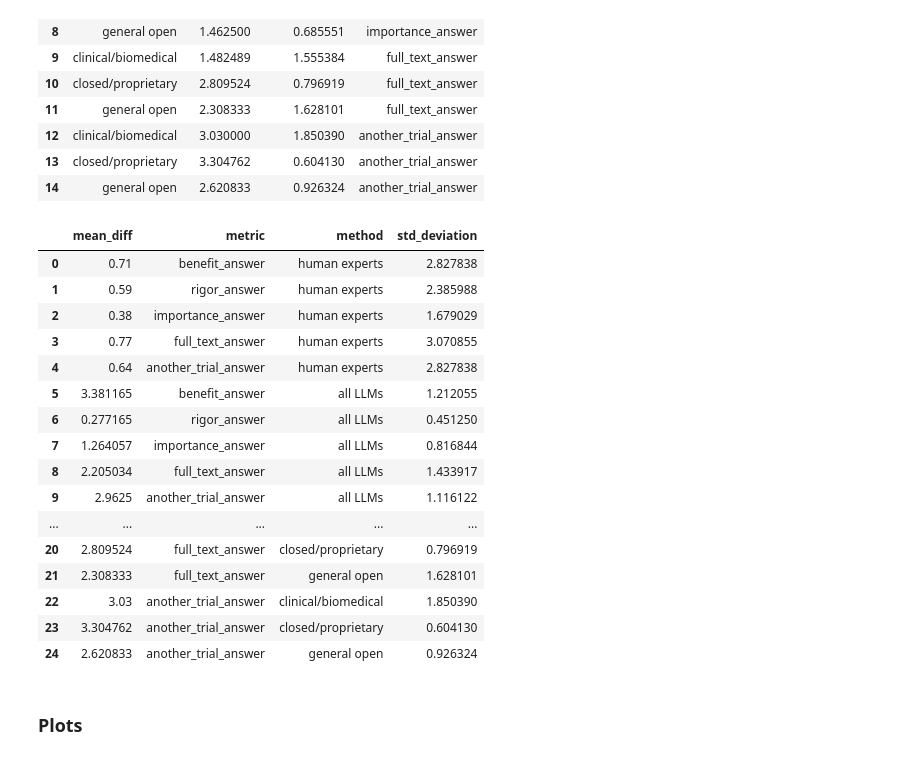
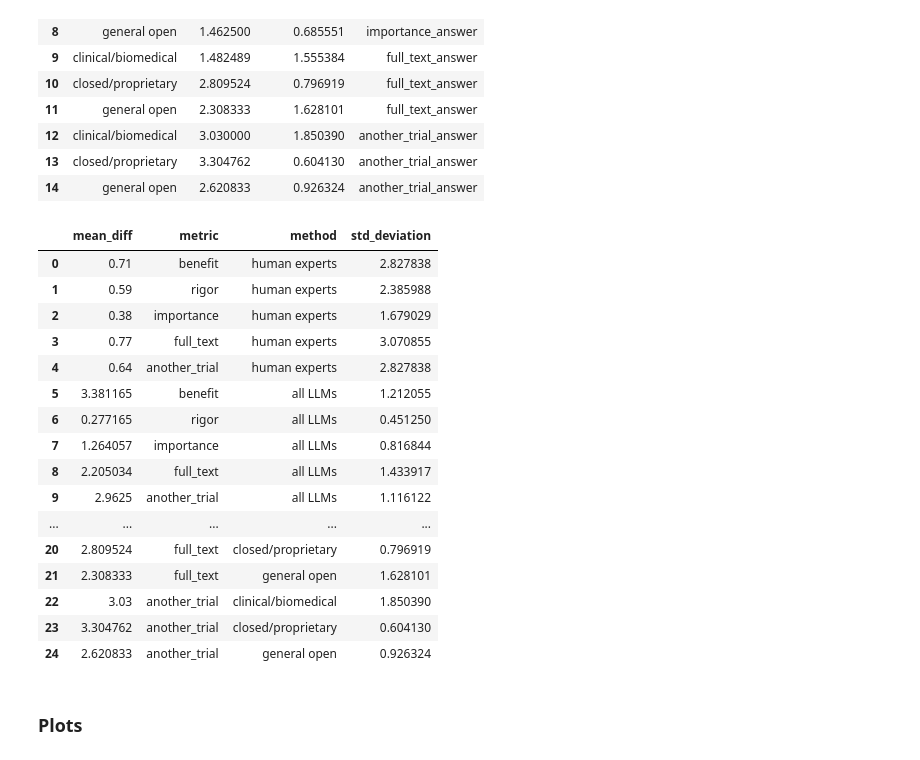
Before and after one commit to hyesunyun/MedLitSpin, a Jupyter notebook: code/calculate_stats.ipynb, the cells around one changed output. Drawn from its saved outputs; the diff is of its cells as text; code cells hidden in the pictures.

```diff
--- a/code/calculate_stats.ipynb
+++ b/code/calculate_stats.ipynb
@@ -449,27 +493,29 @@ average_by_model_type
 | 14 | general open | 2.620833 | 0.926324 | another_trial_answer |
 # %%
 #combine all the dataframes
-model_stats_df = pd.concat([human_expert_stats_df, model_stats_df, average_by_model_type], ignore_index=True)
+model_stats_final_df = pd.concat([human_expert_stats_df, model_stats_df, average_by_model_type], ignore_index=True)
+#drop "_answer" from the values in metric column
+model_stats_final_df['metric'] = model_stats_final_df['metric'].str.replace('_answer', '')
 
-model_stats_df
+model_stats_final_df
 # %% [output]
 |  | mean_diff | metric | method | std_deviation |
-| 0 | 0.71 | benefit_answer | human experts | 2.827838 |
-| 1 | 0.59 | rigor_answer | human experts | 2.385988 |
-| 2 | 0.38 | importance_answer | human experts | 1.679029 |
-| 3 | 0.77 | full_text_answer | human experts | 3.070855 |
-| 4 | 0.64 | another_trial_answer | human experts | 2.827838 |
-| 5 | 3.381165 | benefit_answer | all LLMs | 1.212055 |
-| 6 | 0.277165 | rigor_answer | all LLMs | 0.451250 |
-| 7 | 1.264057 | importance_answer | all LLMs | 0.816844 |
-| 8 | 2.205034 | full_text_answer | all LLMs | 1.433917 |
-| 9 | 2.9625 | another_trial_answer | all LLMs | 1.116122 |
+| 0 | 0.71 | benefit | human experts | 2.827838 |
+| 1 | 0.59 | rigor | human experts | 2.385988 |
+| 2 | 0.38 | importance | human experts | 1.679029 |
+| 3 | 0.77 | full_text | human experts | 3.070855 |
+| 4 | 0.64 | another_trial | human experts | 2.827838 |
+| 5 | 3.381165 | benefit | all LLMs | 1.212055 |
+| 6 | 0.277165 | rigor | all LLMs | 0.451250 |
+| 7 | 1.264057 | importance | all LLMs | 0.816844 |
+| 8 | 2.205034 | full_text | all LLMs | 1.433917 |
+| 9 | 2.9625 | another_trial | all LLMs | 1.116122 |
 | ... | ... | ... | ... | ... |
-| 20 | 2.809524 | full_text_answer | closed/proprietary | 0.796919 |
-| 21 | 2.308333 | full_text_answer | general open | 1.628101 |
-| 22 | 3.03 | another_trial_answer | clinical/biomedical | 1.850390 |
-| 23 | 3.304762 | another_trial_answer | closed/proprietary | 0.604130 |
-| 24 | 2.620833 | another_trial_answer | general open | 0.926324 |
+| 20 | 2.809524 | full_text | closed/proprietary | 0.796919 |
+| 21 | 2.308333 | full_text | general open | 1.628101 |
+| 22 | 3.03 | another_trial | clinical/biomedical | 1.850390 |
+| 23 | 3.304762 | another_trial | closed/proprietary | 0.604130 |
+| 24 | 2.620833 | another_trial | general open | 0.926324 |
 # %% [markdown]
 ### Plots
 # %%
```
Also changed, not shown: parts of 6 cells of this notebook, 12 other files.
